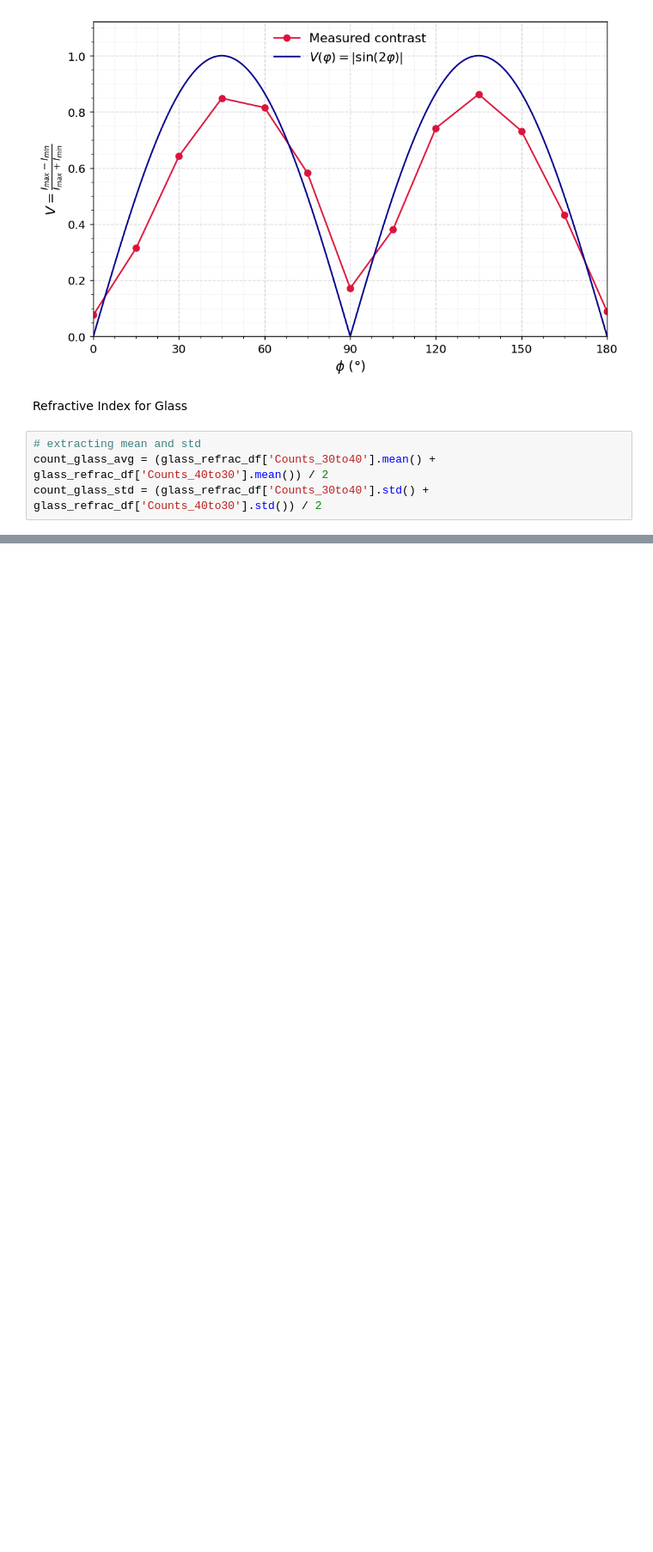
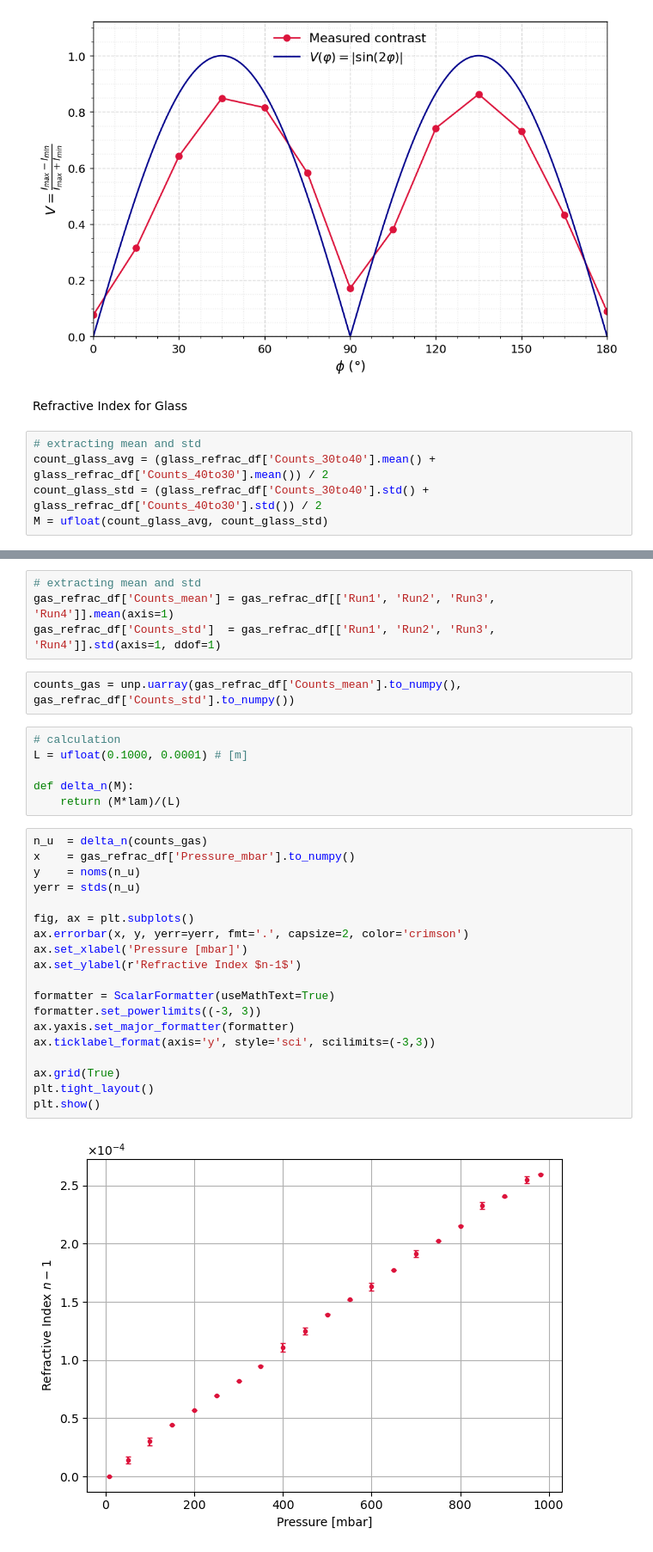
Before and after one commit to smsnfi12/Master-Praktikum, a Jupyter notebook: V64_Interferometry/python/calculations.ipynb, the cells around one changed output, grey strips where cells are left out. Shown: that part at 86% size. Cells and saved outputs as stored; diff of their text form; blank space fills up the shorter version.

```diff
--- a/V64_Interferometry/python/calculations.ipynb
+++ b/V64_Interferometry/python/calculations.ipynb
@@ -83,3 +84,4 @@ Refractive Index for Glass
 # extracting mean and std
 count_glass_avg = (glass_refrac_df['Counts_30to40'].mean() + glass_refrac_df['Counts_40to30'].mean()) / 2
 count_glass_std = (glass_refrac_df['Counts_30to40'].std() + glass_refrac_df['Counts_40to30'].std()) / 2
+M = ufloat(count_glass_avg, count_glass_std)
@@ -102,0 +108,33 @@ def n()
+# %%
+# extracting mean and std
+gas_refrac_df['Counts_mean'] = gas_refrac_df[['Run1', 'Run2', 'Run3', 'Run4']].mean(axis=1)
+gas_refrac_df['Counts_std']  = gas_refrac_df[['Run1', 'Run2', 'Run3', 'Run4']].std(axis=1, ddof=1)
+# %%
+counts_gas = unp.uarray(gas_refrac_df['Counts_mean'].to_numpy(), gas_refrac_df['Counts_std'].to_numpy())
+# %%
+# calculation
+L = ufloat(0.1000, 0.0001) # [m]
+
+def delta_n(M):
+    return (M*lam)/(L)
+# %%
+n_u  = delta_n(counts_gas)
+x    = gas_refrac_df['Pressure_mbar'].to_numpy()
+y    = noms(n_u)
+yerr = stds(n_u)
+
+fig, ax = plt.subplots()
+ax.errorbar(x, y, yerr=yerr, fmt='.', capsize=2, color='crimson')
+ax.set_xlabel('Pressure [mbar]')
+ax.set_ylabel(r'Refractive Index $n-1$')
+
+formatter = ScalarFormatter(useMathText=True)
+formatter.set_powerlimits((-3, 3))
+ax.yaxis.set_major_formatter(formatter)
+ax.ticklabel_format(axis='y', style='sci', scilimits=(-3,3))
+
+ax.grid(True)
+plt.tight_layout()
+plt.show()
+# %% [output]
+[figure, added]
```
Also changed, not shown: parts of 11 cells of this notebook, 1 other file.
